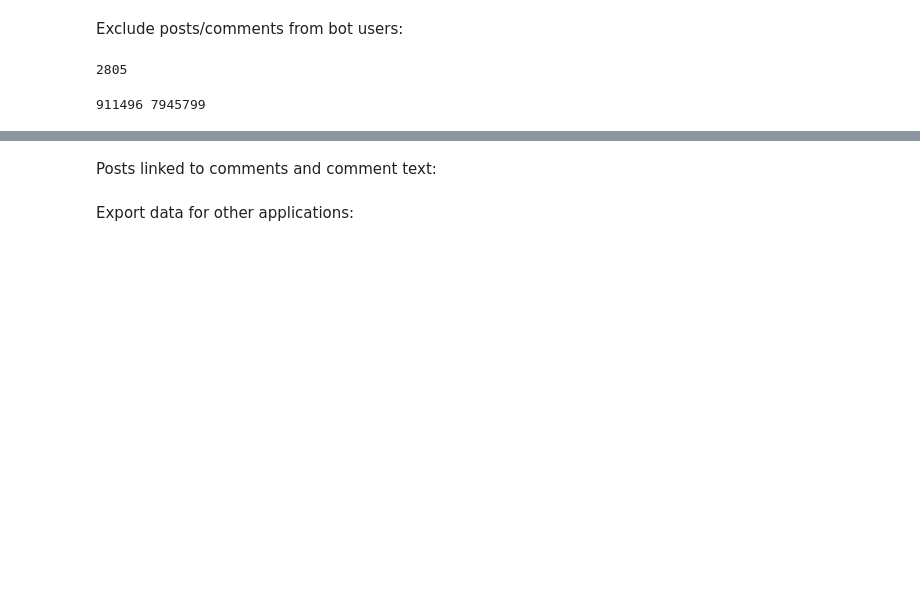
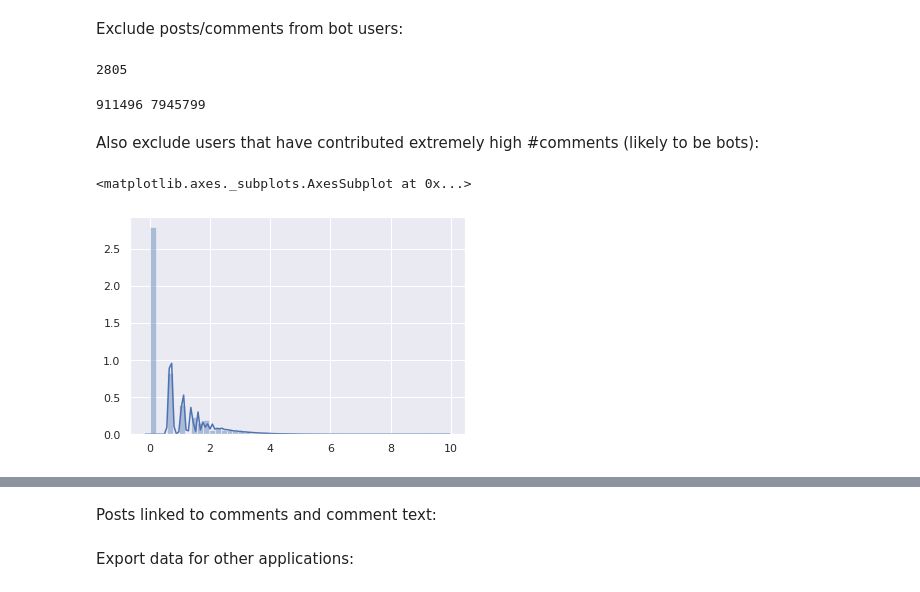
Before and after one commit to yiweiluo/Green-American-Lexicon, a Jupyter notebook: 1_data_collection/reddit/reddit_log_odds.ipynb, the cells around one changed output, grey strips where cells are left out. Saved outputs shown, nothing was run; the diff lists cells and outputs as text; code cells hidden in the pictures; blank space fills up the shorter version.

```diff
--- a/1_data_collection/reddit/reddit_log_odds.ipynb
+++ b/1_data_collection/reddit/reddit_log_odds.ipynb
@@ -43,3 +45,13 @@ comments_df = comments_df.loc[~comments_df.author.isin(bots)]
 print(len(posts_df),len(comments_df))
 # %% [output]
 911496 7945799
+# %% [markdown]
+Also exclude users that have contributed extremely high #comments (likely to be bots):
+# %%
+comments_per_auth = comments_df.groupby('author')
+posts_per_auth = posts_df.groupby("author")
+# %%
+sns.distplot([np.log(x) for x in list(comments_per_auth.size())])
+# %% [output]
+<matplotlib.axes._subplots.AxesSubplot at 0x...>
+[figure, added]
```
Also changed, not shown: parts of 7 cells of this notebook, 1 other file.
